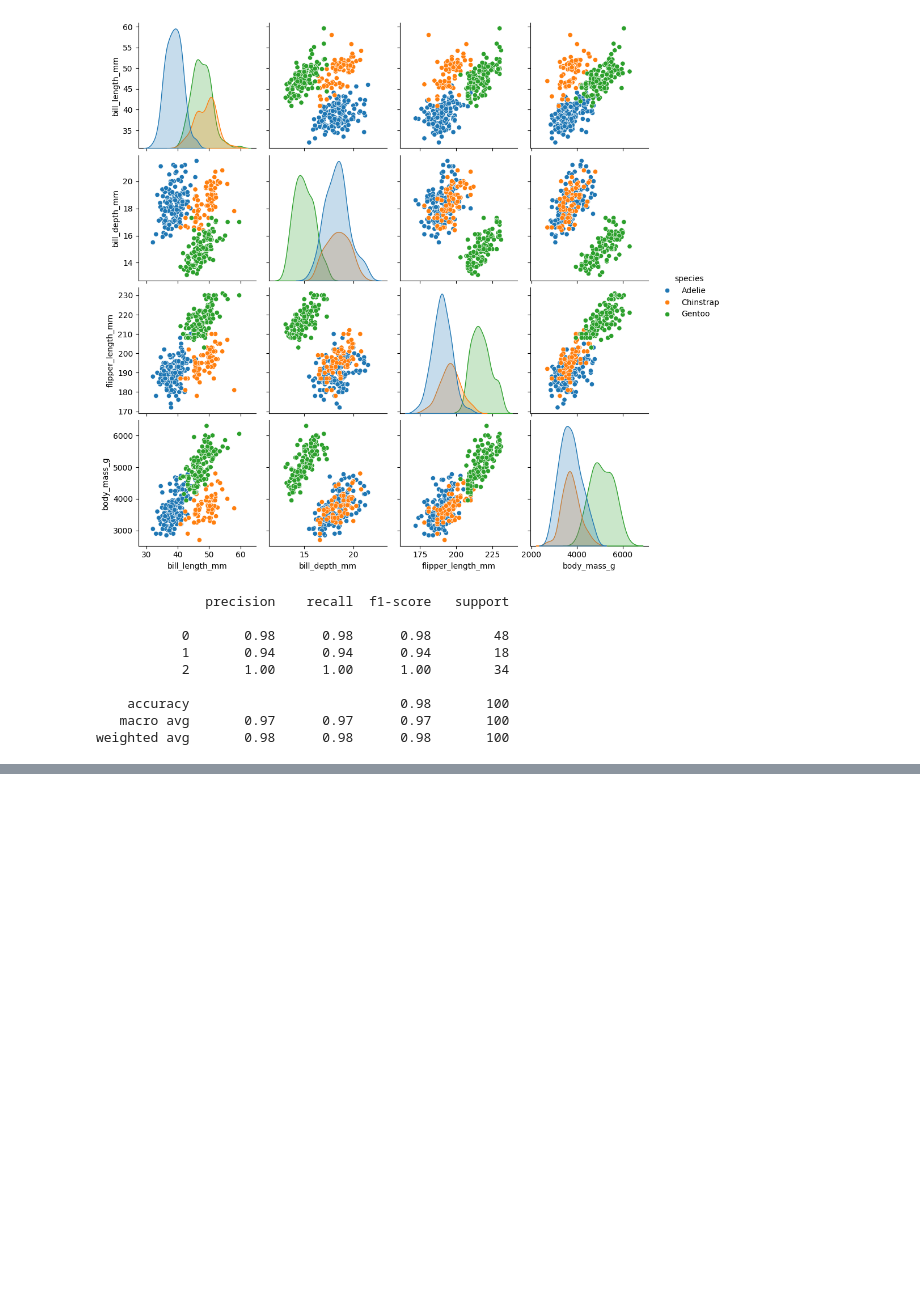
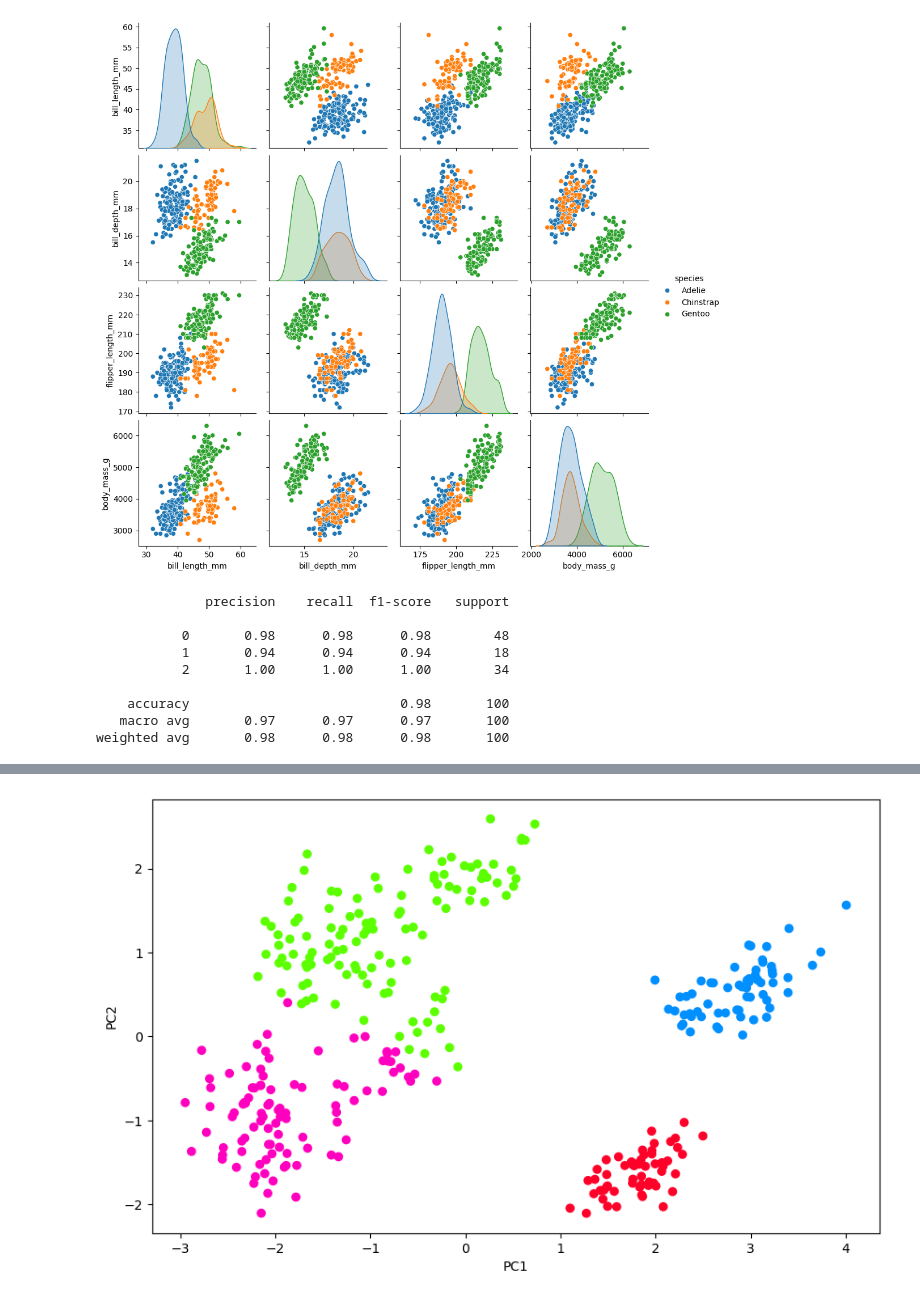
Before and after one commit to SanjarbekMatlabov/unsupervised-learning, a Jupyter notebook: penguins.ipynb, the cells around one changed output, grey strips where cells are left out. Cells and saved outputs as stored; diff of their text form; code cells hidden in the pictures; blank space fills up the shorter version.

```diff
--- a/penguins.ipynb
+++ b/penguins.ipynb
@@ -88,0 +141,3 @@ weighted avg       0.98      0.98      0.98       100
+# %%
+km= KMeans(n_clusters=4,init='k-means++',random_state=42)
+km.fit(pc_df)
@@ -88,0 +166,8 @@ weighted avg       0.98      0.98      0.98       100
+# %%
+plt.figure(figsize=(10,6))
+plt.xlabel("PC1")
+plt.ylabel("PC2")
+plt.scatter(pc_df[:,0],pc_df[:,1],c=km.labels_ , cmap= 'gist_rainbow_r')
+plt.show()
+# %% [output]
+[figure, added]
```
Also changed, not shown: parts of 15 cells of this notebook.
